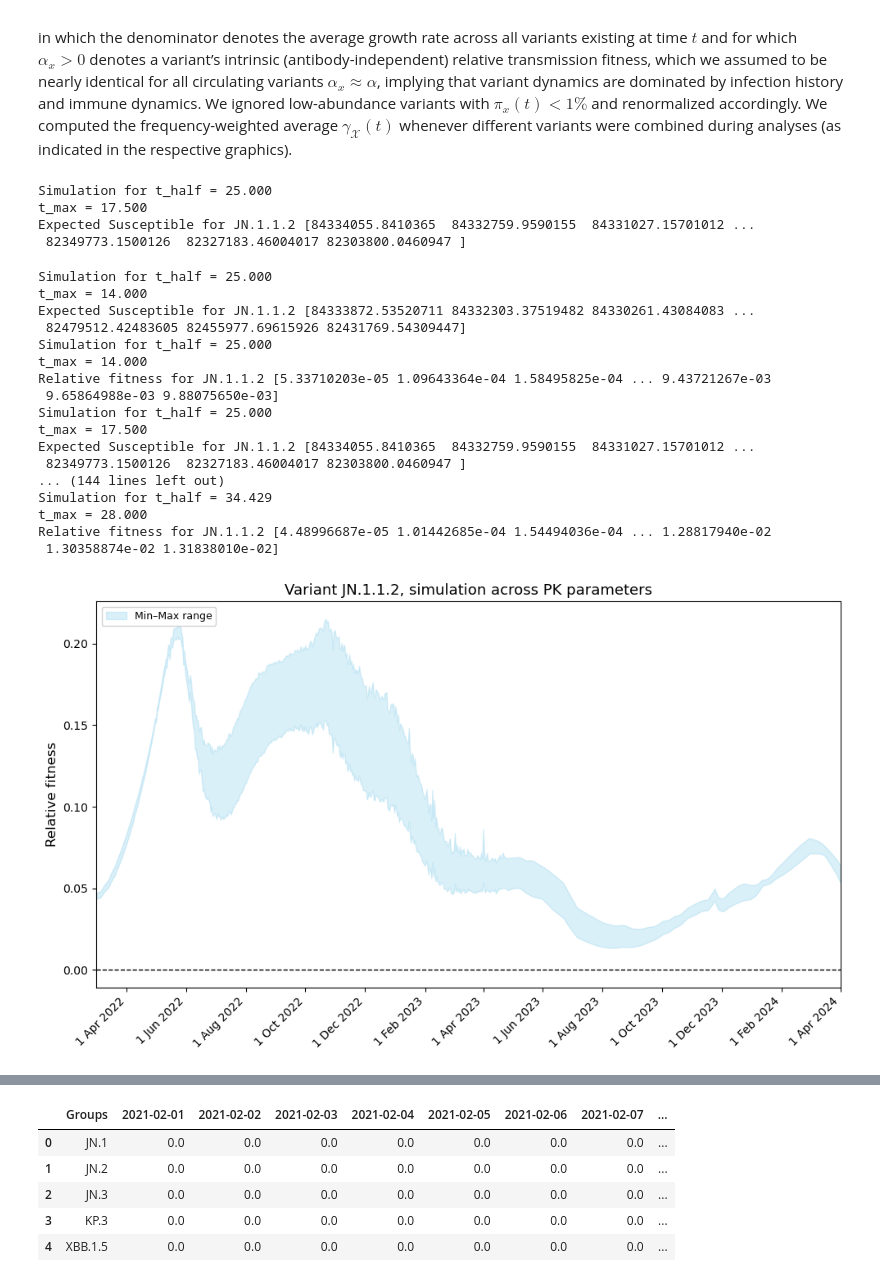
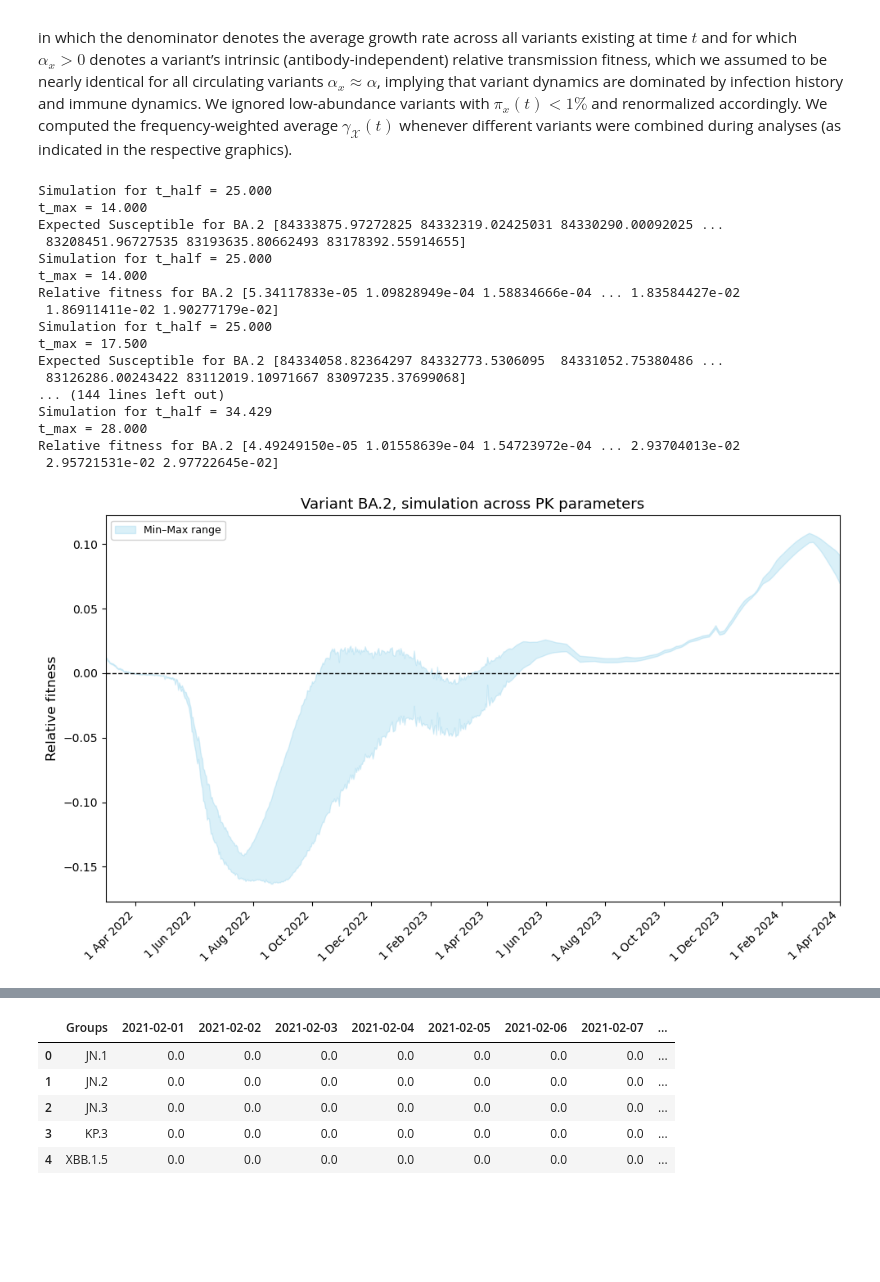
Before and after one commit to vmeomeo/FUB-Covid19DS-Proj35, a Jupyter notebook: project5/workflow/notebook/notebook.ipynb, the cells around one changed output, grey strips where cells are left out. Drawn from its saved outputs; the diff is of its cells as text; code cells hidden in the pictures; blank space fills up the shorter version.

```diff
--- a/project5/workflow/notebook/notebook.ipynb
+++ b/project5/workflow/notebook/notebook.ipynb
@@ -488,28 +488,6 @@ file.close()
 PK_params = list(PK_dframe.columns)
 ind = 1 ### as  an example
 PK_trend = PK_dframe[PK_params[ind]].to_numpy()
-
-### compute expected number of immunized for example for JN.1
-group = "JN.1.1.2"
-Exp_I_JN1 = Immune_dynamics(PK_trend,
-                            infection_data_Germany,
-                            tested_variant = group,
-                            variants_in_timeline = variants_in_timeline_Germany,
-                            variant_proportion = variant_proportion_Germany,
-                            Ab_classes = epitopes,
-                            IC50xx_dic = IC50xx_dic,
-                            Cross_react_dic = Cross_dic_Germany)
-
-
-### Compare fitnesses
-Exp_Susc_group = PopG - Exp_I_JN1
-print("Simulation for %s"%PK_params[ind])
-print("Expected Susceptible for %s"%group, Exp_Susc_group)
-# %% [output]
-Simulation for t_half = 25.000
-t_max = 17.500
-Expected Susceptible for JN.1.1.2 [84334055.8410365  84332759.9590155  84331027.15701012 ...
- 82349773.1500126  82327183.46004017 82303800.0460947 ]
 # %%
 """Evaluate relative number of Susceptible"""
 
@@ -518,7 +496,7 @@ def gamma_y(S, pS_mean):
 
 ### compute S_timeline, the vector containing the expected number of susceptible for each parameter PK
 
-group = "JN.1.1.2"
+group = "BA.2"
 fitnesses = []
 
 for param in PK_params[:20]:  # Just to limit the number of computations for demonstration purposes
@@ -527,7 +505,7 @@ for param in PK_params[:20]:  # Just to limit the number of computations for dem
 
     PK_trend = PK_dframe[param].to_numpy()
 
-    Exp_I_JN = Immune_dynamics(PK_trend,
+    Exp_I_BA2 = Immune_dynamics(PK_trend,
                                 infection_data_Germany,
                                 tested_variant = group,
                                 variants_in_timeline = variants_in_timeline_Germany,
@@ -538,7 +516,7 @@ for param in PK_params[:20]:  # Just to limit the number of computations for dem
 
 
     ### Compare fitnesses
-    Exp_Susc_group = PopG - Exp_I_JN
+    Exp_Susc_group = PopG - Exp_I_BA2
     print("Simulation for %s"%param)
     print("Expected Susceptible for %s"%group, Exp_Susc_group)
 
@@ -557,31 +535,31 @@ for param in PK_params[:20]:  # Just to limit the number of computations for dem
 
     pS_mean = np.sum(variant_proportion_Germany*np.array(S_timeline_Germany), axis = 0)
 
-    ### compute gamma for JN.1.1.2
-    gJN = gamma_y(Exp_Susc_group, pS_mean)
-    fitnesses.append(gJN)
+    ### compute gamma for BA.2
+    gBA2 = gamma_y(Exp_Susc_group, pS_mean)
+    fitnesses.append(gBA2)
 
     ### Compare relative fitnesses
     print("Simulation for %s"%param)
-    print("Relative fitness for %s"%group, gJN)
+    print("Relative fitness for %s"%group, gBA2)
 # %% [output]
 Simulation for t_half = 25.000
 t_max = 14.000
-Expected Susceptible for JN.1.1.2 [84333872.53520711 84332303.37519482 84330261.43084083 ...
- 82479512.42483605 82455977.69615926 82431769.54309447]
+Expected Susceptible for BA.2 [84333875.97272825 84332319.02425031 84330290.00092025 ...
+ 83208451.96727535 83193635.80662493 83178392.55914655]
 Simulation for t_half = 25.000
 t_max = 14.000
-Relative fitness for JN.1.1.2 [5.33710203e-05 1.09643364e-04 1.58495825e-04 ... 9.43721267e-03
- 9.65864988e-03 9.88075650e-03]
+Relative fitness for BA.2 [5.34117833e-05 1.09828949e-04 1.58834666e-04 ... 1.83584427e-02
+ 1.86911411e-02 1.90277179e-02]
 Simulation for t_half = 25.000
 t_max = 17.500
-Expected Susceptible for JN.1.1.2 [84334055.8410365  84332759.9590155  84331027.15701012 ...
- 82349773.1500126  82327183.46004017 82303800.0460947 ]
+Expected Susceptible for BA.2 [84334058.82364297 84332773.5306095  84331052.75380486 ...
+ 83126286.00243422 83112019.10971667 83097235.37699068]
 ... (144 lines left out)
 Simulation for t_half = 34.429
 t_max = 28.000
-Relative fitness for JN.1.1.2 [4.48996687e-05 1.01442685e-04 1.54494036e-04 ... 1.28817940e-02
- 1.30358874e-02 1.31838010e-02]
+Relative fitness for BA.2 [4.49249150e-05 1.01558639e-04 1.54723972e-04 ... 2.93704013e-02
+ 2.95721531e-02 2.97722645e-02]
 # %%
 # import numpy as np
 # import pandas as pd
@@ -589,9 +567,9 @@ Relative fitness for JN.1.1.2 [4.48996687e-05 1.01442685e-04 1.54494036e-04 ...
 # import matplotlib.dates as mdates
 
 # --- prepare data ---
-fitness_array = np.asarray(fitnesses)            # shape: (n_PK, T)
-min_vals = fitness_array.min(axis=0)
-max_vals = fitness_array.max(axis=0)
+fitness_array_BA2 = np.asarray(fitnesses)            # shape: (n_PK, T)
+min_vals = fitness_array_BA2.min(axis=0)
+max_vals = fitness_array_BA2.max(axis=0)
 # med_vals = np.median(fitness_array, axis=0)      # (use median; change to mean if you prefer)
 
 date_cols = dfI["Unnamed: 0"].to_list()[start:end+1]
@@ -603,31 +581,31 @@ day_max = "2024-04-01"
 mask = (dates >= pd.to_datetime(day_min)) & (dates <= pd.to_datetime(day_max))
 
 # --- plot ---
 fig, ax = plt.subplots(figsize=(10, 6))
 
 # band and central curve
 ax.fill_between(dates[mask], min_vals[mask], max_vals[mask],
                 color="skyblue", alpha=0.3, label="Min–Max range")
 # ax.plot(dates[mask], med_vals[mask], color="steelblue", lw=2.5, label="Median")
 
 # zero line
 ax.axhline(0, ls="--", color="black", lw=1)
 
 # cosmetics
 ax.set_xlim(pd.to_datetime(day_min), pd.to_datetime(day_max))
 # ax.set_ylim(-0.25, 0.10)  # uncomment if you want a fixed y-range
 ax.set_ylabel("Relative fitness", fontsize=12)
 ax.set_title(f"Variant {group}, simulation across PK parameters", fontsize=13)
 
 # date ticks every 2 months
 ax.xaxis.set_major_locator(mdates.MonthLocator(interval=2))
 ax.xaxis.set_major_formatter(mdates.DateFormatter("%-d %b %Y"))
 plt.setp(ax.get_xticklabels(), rotation=45, ha="right")
 
 ax.legend(frameon=True, framealpha=0.9, fontsize=9, loc="upper left")
 
 plt.tight_layout()
 # fig.savefig("relative_fitness_band.png", dpi=300, bbox_inches="tight")  # optional export
 plt.show()
 # %% [output]
-[figure, old version]
+[figure, new version]
```
Also changed, not shown: parts of 17 cells of this notebook, 28 other files.
